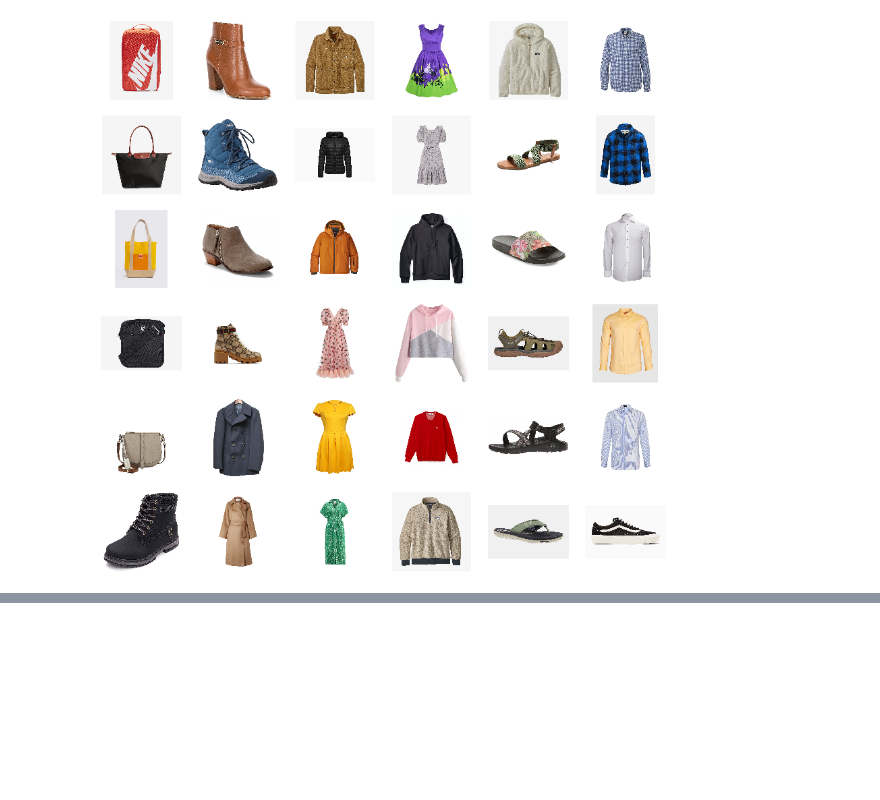
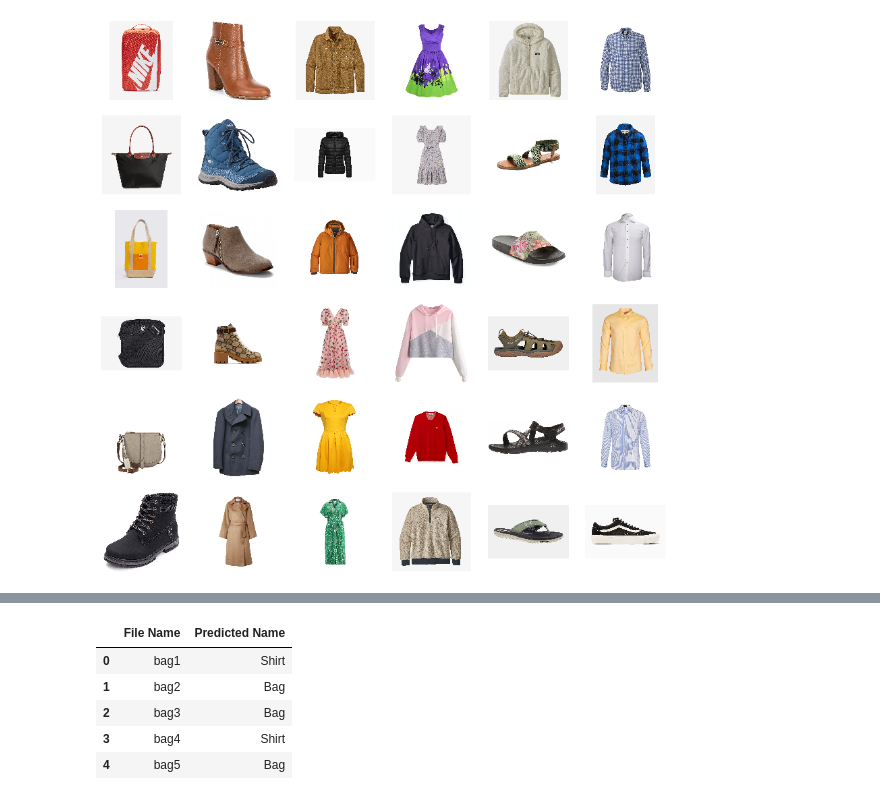
Before and after one commit to RinerAlexander/FashionVision, a Jupyter notebook: MachineLearningEpoch60.ipynb, the cells around one changed output, grey strips where cells are left out. Saved outputs shown, nothing was run; the diff lists cells and outputs as text; code cells hidden in the pictures; blank space fills up the shorter version.

```diff
--- a/MachineLearningEpoch60.ipynb
+++ b/MachineLearningEpoch60.ipynb
@@ -294,0 +338,14 @@ plt.show()
+# %%
+# Create Dataframe
+predicted_actual_df1 = pd.DataFrame()
+predicted_actual_df1["File Name"] = file_names_list
+predicted_actual_df1["Predicted Name"] = class_names_list
+# %%
+predicted_actual_df1.head()
+# %% [output]
+|  | File Name | Predicted Name |
+| 0 | bag1 | Shirt |
+| 1 | bag2 | Bag |
+| 2 | bag3 | Bag |
+| 3 | bag4 | Shirt |
+| 4 | bag5 | Bag |
```
Also changed, not shown: parts of 29 cells of this notebook, 5 other files.
